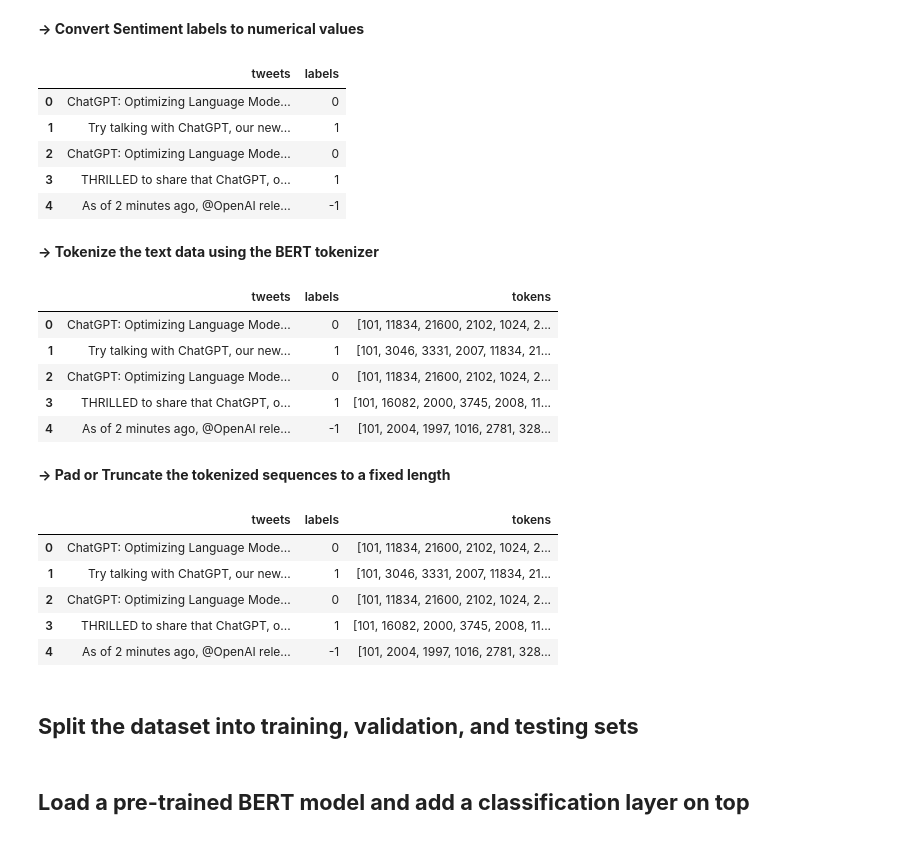
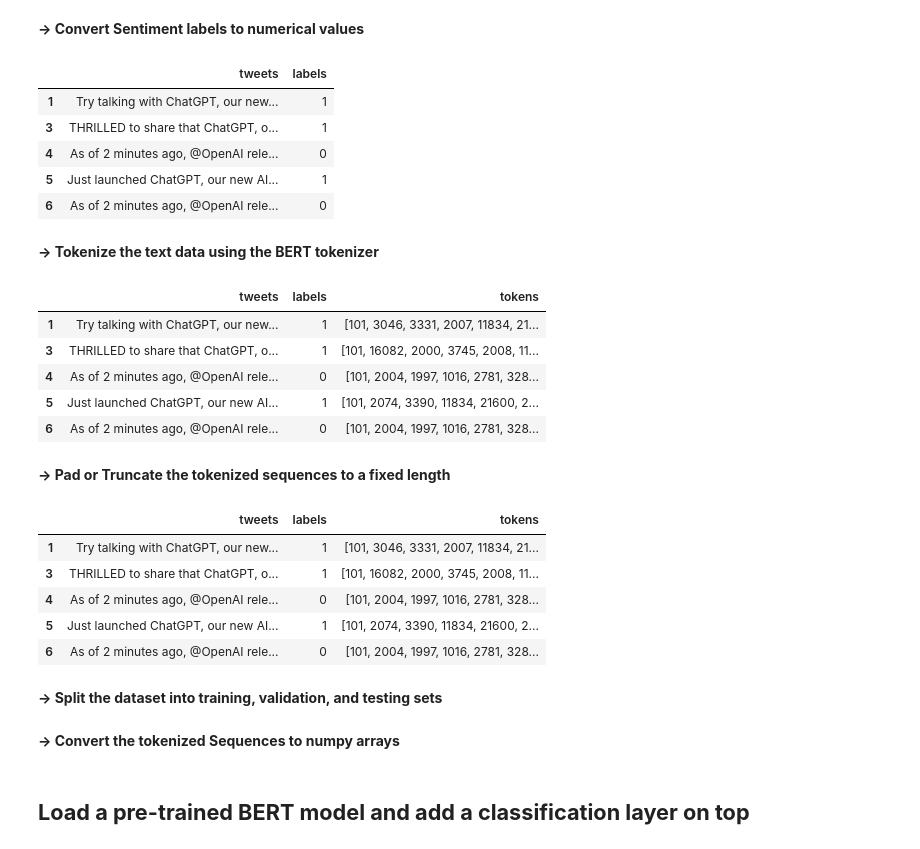
Before and after one commit to BalavSha/Natural-Language-Processing, a Jupyter notebook: Sentiment_Analysis.ipynb, the cells around one changed output. Saved outputs shown, nothing was run; the diff lists cells and outputs as text; code cells hidden in the pictures.

Commit message:
Final Version of Sentiment Analysis

```diff
--- a/Sentiment_Analysis.ipynb
+++ b/Sentiment_Analysis.ipynb
@@ -72,20 +75,23 @@ df.isna().sum()
 tweets    0
 labels    0
 dtype: int64
+# %%
+# remove rows having neutral sentiment
+df = df[(df["labels"] == "good") | (df["labels"] == "bad")]
 # %% [markdown]
 **-> Convert Sentiment labels to numerical values**
 # %%
-df["labels"] = df["labels"].replace({"good":1, "neutral":0, "bad":-1})
+df["labels"] = df["labels"].replace({"good":1, "bad":0})
 
 # display first few rows
 df.head()
 # %% [output]
 |  | tweets | labels |
-| 0 | ChatGPT: Optimizing Language Mode... | 0 |
 | 1 | Try talking with ChatGPT, our new... | 1 |
-| 2 | ChatGPT: Optimizing Language Mode... | 0 |
 | 3 | THRILLED to share that ChatGPT, o... | 1 |
-| 4 | As of 2 minutes ago, @OpenAI rele... | -1 |
+| 4 | As of 2 minutes ago, @OpenAI rele... | 0 |
+| 5 | Just launched ChatGPT, our new AI... | 1 |
+| 6 | As of 2 minutes ago, @OpenAI rele... | 0 |
 # %% [markdown]
 **-> Tokenize the text data using the BERT tokenizer**
 # %%
@@ -98,11 +104,11 @@ df['tokens'] = df['tweets'].apply(lambda x: tokenizer.encode(x, add_special_toke
 df.head()
 # %% [output]
 |  | tweets | labels | tokens |
-| 0 | ChatGPT: Optimizing Language Mode... | 0 | [101, 11834, 21600, 2102, 1024, 2... |
 | 1 | Try talking with ChatGPT, our new... | 1 | [101, 3046, 3331, 2007, 11834, 21... |
-| 2 | ChatGPT: Optimizing Language Mode... | 0 | [101, 11834, 21600, 2102, 1024, 2... |
 | 3 | THRILLED to share that ChatGPT, o... | 1 | [101, 16082, 2000, 3745, 2008, 11... |
-| 4 | As of 2 minutes ago, @OpenAI rele... | -1 | [101, 2004, 1997, 1016, 2781, 328... |
+| 4 | As of 2 minutes ago, @OpenAI rele... | 0 | [101, 2004, 1997, 1016, 2781, 328... |
+| 5 | Just launched ChatGPT, our new AI... | 1 | [101, 2074, 3390, 11834, 21600, 2... |
+| 6 | As of 2 minutes ago, @OpenAI rele... | 0 | [101, 2004, 1997, 1016, 2781, 328... |
 # %% [markdown]
 **-> Pad or Truncate the tokenized sequences to a fixed length**
 # %%
@@ -115,10 +121,10 @@ df['tokens'] = df['tokens'].apply(lambda x: x[:max_length] + [0]*(max_length-len
 df.head()
 # %% [output]
 |  | tweets | labels | tokens |
-| 0 | ChatGPT: Optimizing Language Mode... | 0 | [101, 11834, 21600, 2102, 1024, 2... |
 | 1 | Try talking with ChatGPT, our new... | 1 | [101, 3046, 3331, 2007, 11834, 21... |
-| 2 | ChatGPT: Optimizing Language Mode... | 0 | [101, 11834, 21600, 2102, 1024, 2... |
 | 3 | THRILLED to share that ChatGPT, o... | 1 | [101, 16082, 2000, 3745, 2008, 11... |
-| 4 | As of 2 minutes ago, @OpenAI rele... | -1 | [101, 2004, 1997, 1016, 2781, 328... |
+| 4 | As of 2 minutes ago, @OpenAI rele... | 0 | [101, 2004, 1997, 1016, 2781, 328... |
+| 5 | Just launched ChatGPT, our new AI... | 1 | [101, 2074, 3390, 11834, 21600, 2... |
+| 6 | As of 2 minutes ago, @OpenAI rele... | 0 | [101, 2004, 1997, 1016, 2781, 328... |
 # %% [markdown]
-## **Split the dataset into training, validation, and testing sets**
+**-> Split the dataset into training, validation, and testing sets**
@@ -124,0 +136,2 @@ df.head()
+# %% [markdown]
+**-> Convert the tokenized Sequences to numpy arrays**
```
Also changed, not shown: parts of 36 cells of this notebook.
